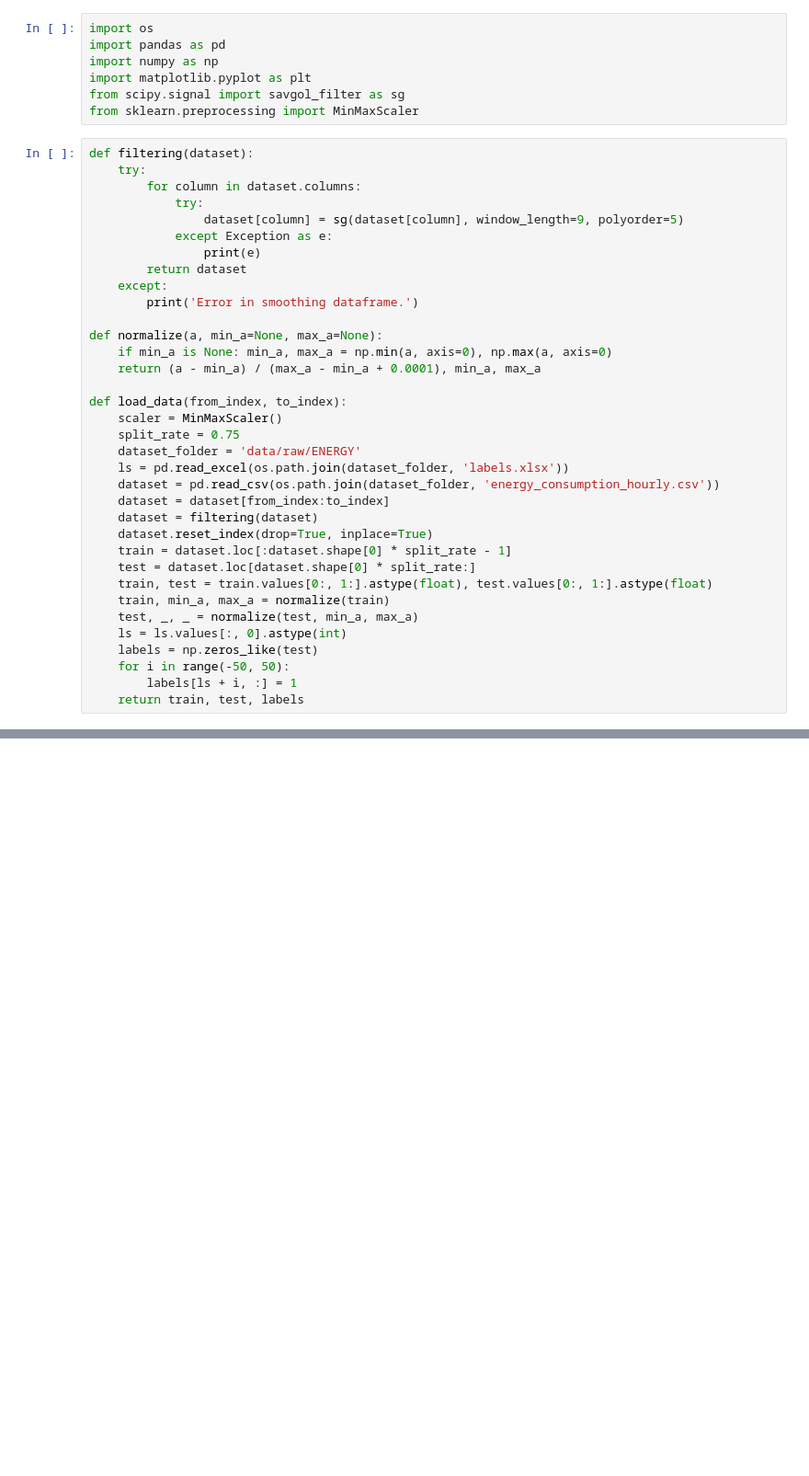
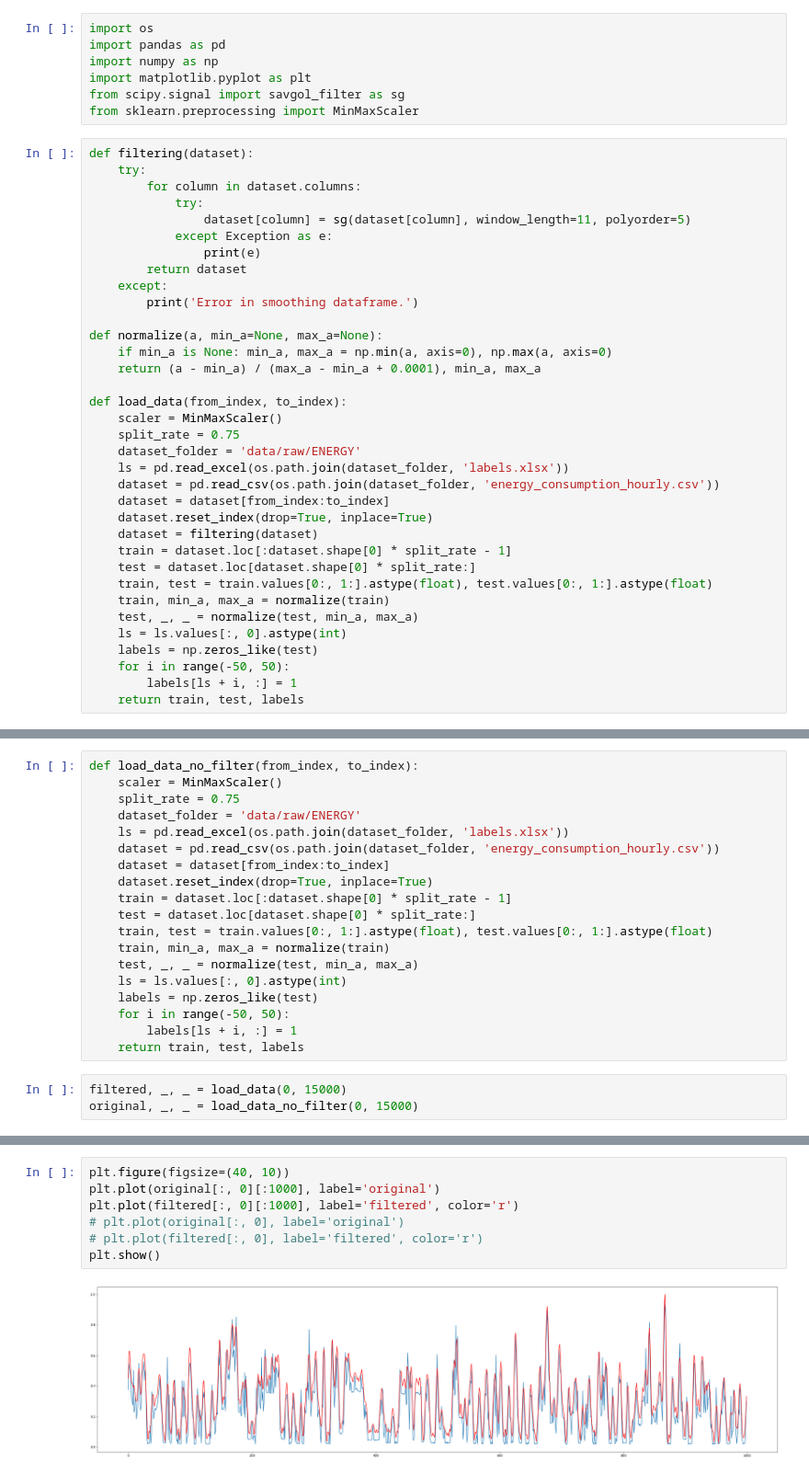
Before and after one commit to KL-DL-ML/federated-learning-autoencoder-anomaly-detection, a Jupyter notebook: preprocessing.ipynb, the cells around one changed output, grey strips where cells are left out. Shown: that part at 92% size. Cells and saved outputs as stored; diff of their text form; blank space fills up the shorter version.

```diff
--- a/preprocessing.ipynb
+++ b/preprocessing.ipynb
@@ -10,7 +10,7 @@ def filtering(dataset):
     try:
         for column in dataset.columns:
             try:
-                dataset[column] = sg(dataset[column], window_length=9, polyorder=5)
+                dataset[column] = sg(dataset[column], window_length=11, polyorder=5)
             except Exception as e:
                 print(e)
         return dataset
@@ -28,8 +28,8 @@ def load_data(from_index, to_index):
     ls = pd.read_excel(os.path.join(dataset_folder, 'labels.xlsx'))
     dataset = pd.read_csv(os.path.join(dataset_folder, 'energy_consumption_hourly.csv'))
     dataset = dataset[from_index:to_index]
+    dataset.reset_index(drop=True, inplace=True)
     dataset = filtering(dataset)
-    dataset.reset_index(drop=True, inplace=True)
     train = dataset.loc[:dataset.shape[0] * split_rate - 1]
     test = dataset.loc[dataset.shape[0] * split_rate:]
     train, test = train.values[0:, 1:].astype(float), test.values[0:, 1:].astype(float)
@@ -78,0 +73,22 @@ could not convert string to float: '2009-12-04 01:00:00'
+# %%
+def load_data_no_filter(from_index, to_index):
+    scaler = MinMaxScaler()
+    split_rate = 0.75
+    dataset_folder = 'data/raw/ENERGY'
+    ls = pd.read_excel(os.path.join(dataset_folder, 'labels.xlsx'))
+    dataset = pd.read_csv(os.path.join(dataset_folder, 'energy_consumption_hourly.csv'))
+    dataset = dataset[from_index:to_index]
+    dataset.reset_index(drop=True, inplace=True)
+    train = dataset.loc[:dataset.shape[0] * split_rate - 1]
+    test = dataset.loc[dataset.shape[0] * split_rate:]
+    train, test = train.values[0:, 1:].astype(float), test.values[0:, 1:].astype(float)
+    train, min_a, max_a = normalize(train)
+    test, _, _ = normalize(test, min_a, max_a)
+    ls = ls.values[:, 0].astype(int)
+    labels = np.zeros_like(test)
+    for i in range(-50, 50):
+        labels[ls + i, :] = 1
+    return train, test, labels
+# %%
+filtered, _, _ = load_data(0, 15000)
+original, _, _ = load_data_no_filter(0, 15000)
@@ -78,0 +97,9 @@ could not convert string to float: '2009-12-04 01:00:00'
+# %%
+plt.figure(figsize=(40, 10))
+plt.plot(original[:, 0][:1000], label='original')
+plt.plot(filtered[:, 0][:1000], label='filtered', color='r')
+# plt.plot(original[:, 0], label='original')
+# plt.plot(filtered[:, 0], label='filtered', color='r')
+plt.show()
+# %% [output]
+[figure, added]
```
Also changed, not shown: parts of 2 cells of this notebook, 9 other files.
